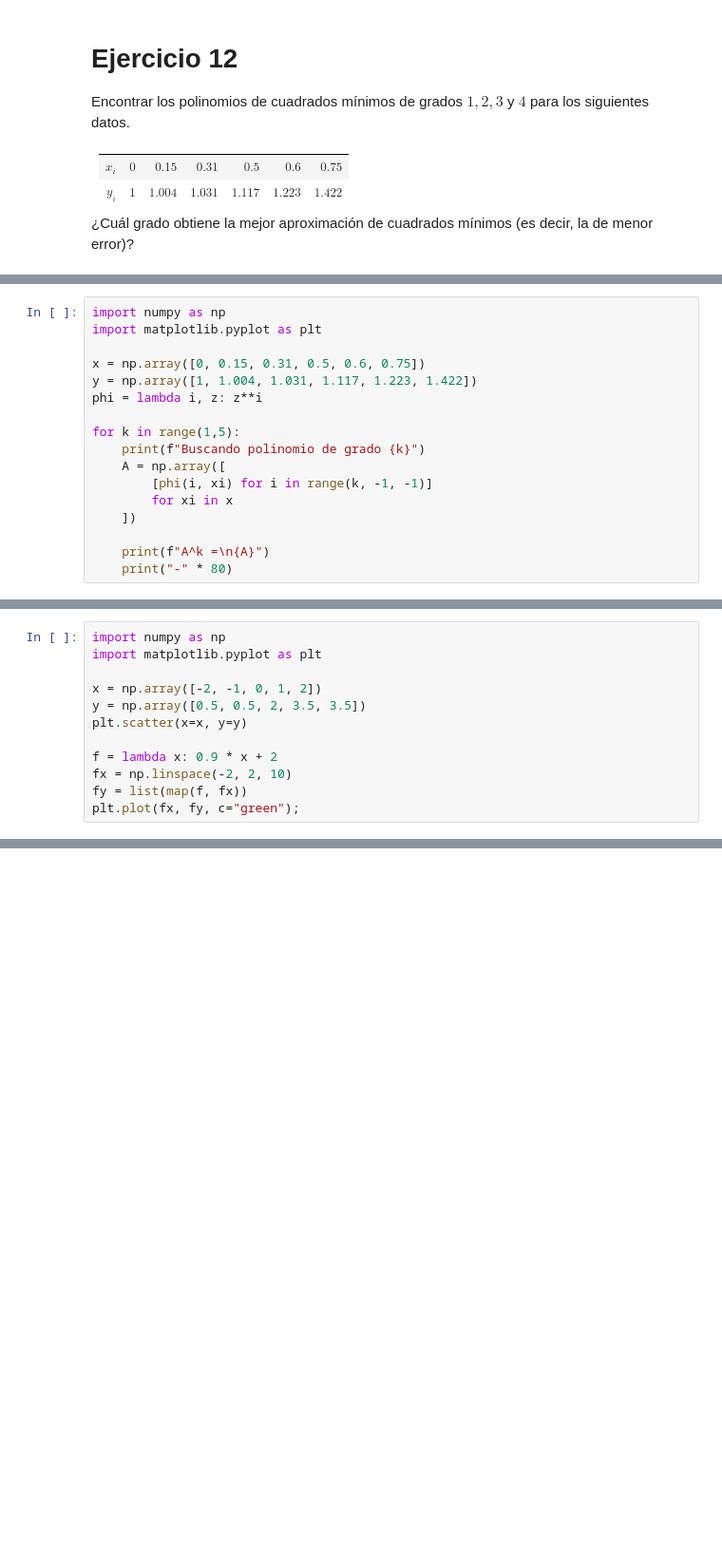
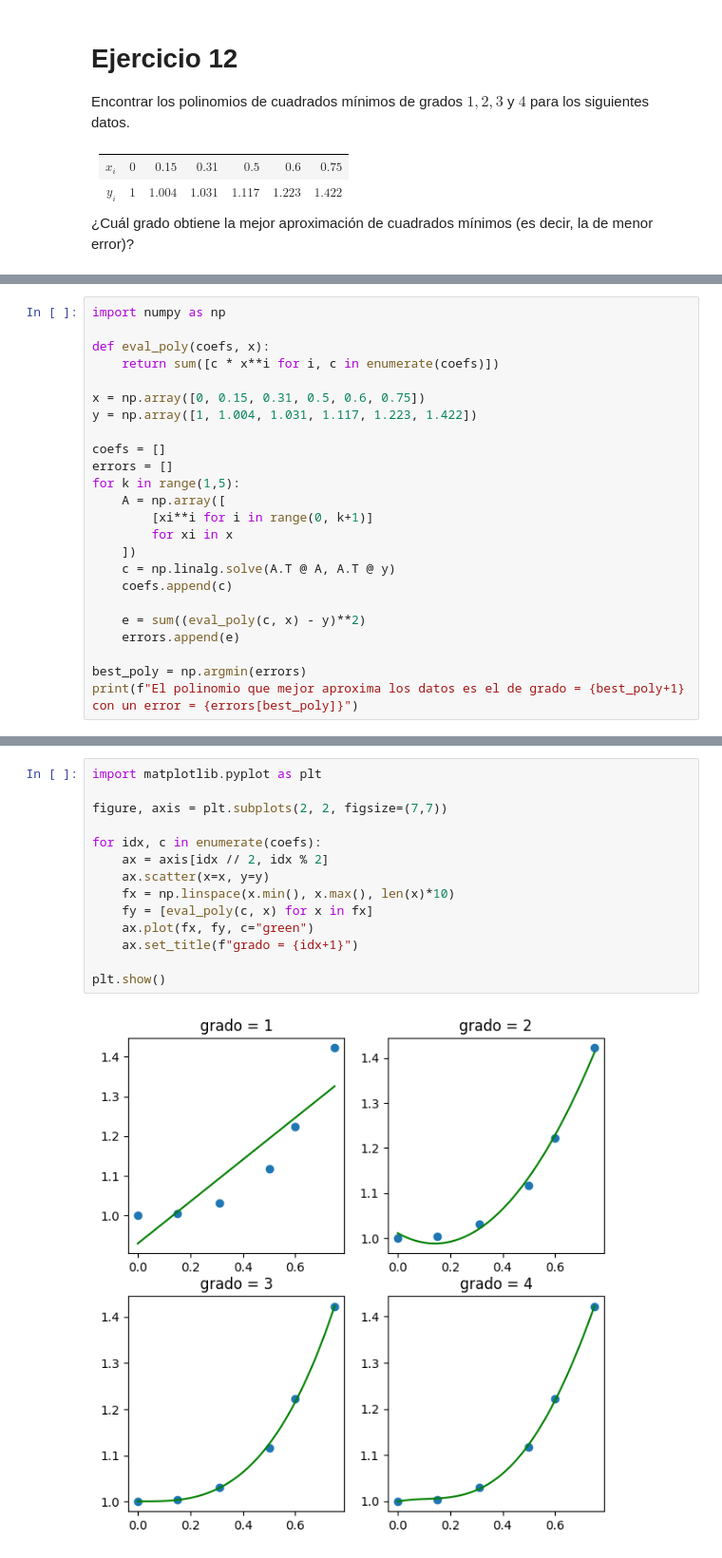
Before and after one commit to honi/uba-metnum, a Jupyter notebook: prácticas/p07/ej12.ipynb, the cells around one changed output, grey strips where cells are left out. Shown: that part at 95% size. Saved outputs shown, nothing was run; the diff lists cells and outputs as text; blank space fills up the shorter version.

```diff
--- a/prácticas/p07/ej12.ipynb
+++ b/prácticas/p07/ej12.ipynb
@@ -49,18 +53,25 @@ $$
 # %%
 import numpy as np
-import matplotlib.pyplot as plt
+
+def eval_poly(coefs, x):
+    return sum([c * x**i for i, c in enumerate(coefs)])
 
 x = np.array([0, 0.15, 0.31, 0.5, 0.6, 0.75])
 y = np.array([1, 1.004, 1.031, 1.117, 1.223, 1.422])
-phi = lambda i, z: z**i
 
+coefs = []
+errors = []
 for k in range(1,5):
-    print(f"Buscando polinomio de grado {k}")
     A = np.array([
-        [phi(i, xi) for i in range(k, -1, -1)]
+        [xi**i for i in range(0, k+1)]
         for xi in x
     ])
+    c = np.linalg.solve(A.T @ A, A.T @ y)
+    coefs.append(c)
 
-    print(f"A^k =\n{A}")
-    print("-" * 80)
+    e = sum((eval_poly(c, x) - y)**2)
+    errors.append(e)
+
+best_poly = np.argmin(errors)
+print(f"El polinomio que mejor aproxima los datos es el de grado = {best_poly+1} con un error = {errors[best_poly]}")
 # %% [output]
@@ -169,12 +78,0 @@ $\therefore$ La recta que mejor aproxima los datos está dada por: $y(x) = 0.9 x
-# %%
-import numpy as np
-import matplotlib.pyplot as plt
-
-x = np.array([-2, -1, 0, 1, 2])
-y = np.array([0.5, 0.5, 2, 3.5, 3.5])
-plt.scatter(x=x, y=y)
-
-f = lambda x: 0.9 * x + 2
-fx = np.linspace(-2, 2, 10)
-fy = list(map(f, fx))
-plt.plot(fx, fy, c="green");
@@ -182,0 +79,16 @@ plt.plot(fx, fy, c="green");
+# %%
+import matplotlib.pyplot as plt
+
+figure, axis = plt.subplots(2, 2, figsize=(7,7))
+
+for idx, c in enumerate(coefs):
+    ax = axis[idx // 2, idx % 2]
+    ax.scatter(x=x, y=y)
+    fx = np.linspace(x.min(), x.max(), len(x)*10)
+    fy = [eval_poly(c, x) for x in fx]
+    ax.plot(fx, fy, c="green")
+    ax.set_title(f"grado = {idx+1}")
+
+plt.show()
+# %% [output]
+[figure, added]
```
Also changed, not shown: parts of 4 cells of this notebook.
